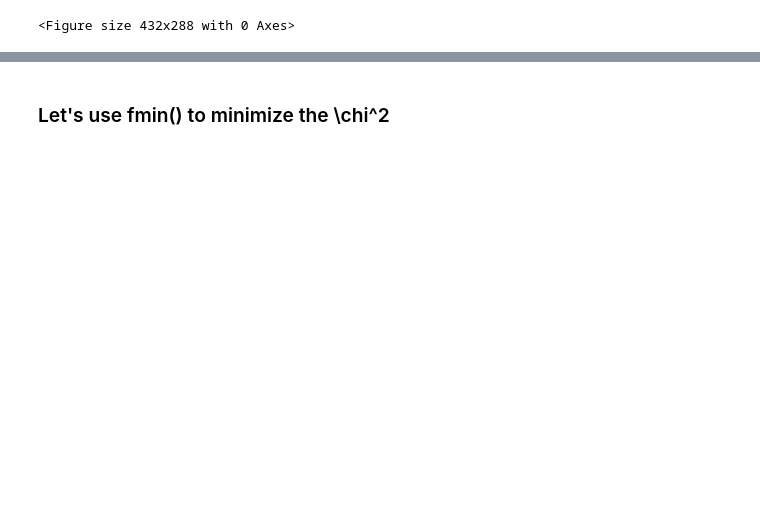
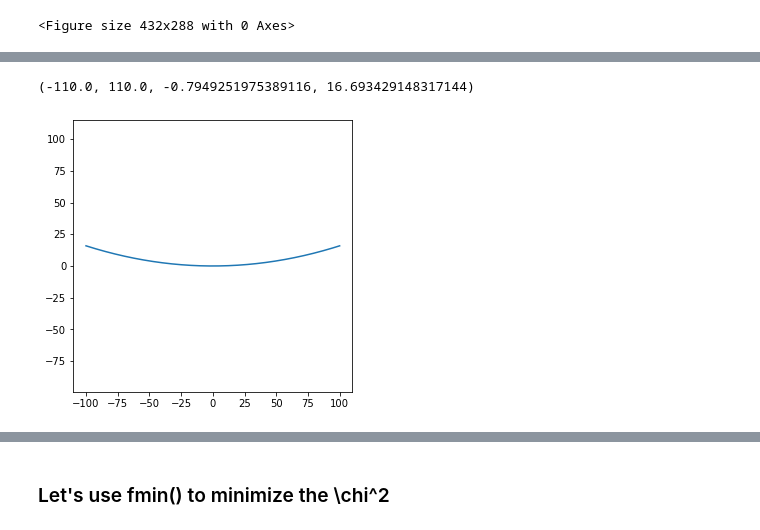
Before and after one commit to bxin/gmtScratchBook, a Jupyter notebook: OAP_cut.ipynb, the cells around one changed output, grey strips where cells are left out. Cells and saved outputs as stored; diff of their text form; code cells hidden in the pictures; blank space fills up the shorter version.

```diff
--- a/OAP_cut.ipynb
+++ b/OAP_cut.ipynb
@@ -68 +57,10 @@ z[r2>map_max**2] = np.nan
+# %%
+idx = y==0
+fig, ax = plt.subplots(1,1, figsize=(5,5))
+plt.plot(x[idx],z[idx])
+#plt.plot(0,oapR,'o')
+plt.axis('equal')
+# %% [output]
+(-110.0, 110.0, -0.7949251975389116, 16.693429148317144)
+[figure, added]
 # %%
```
Also changed, not shown: parts of 34 cells of this notebook, 1 other file.
